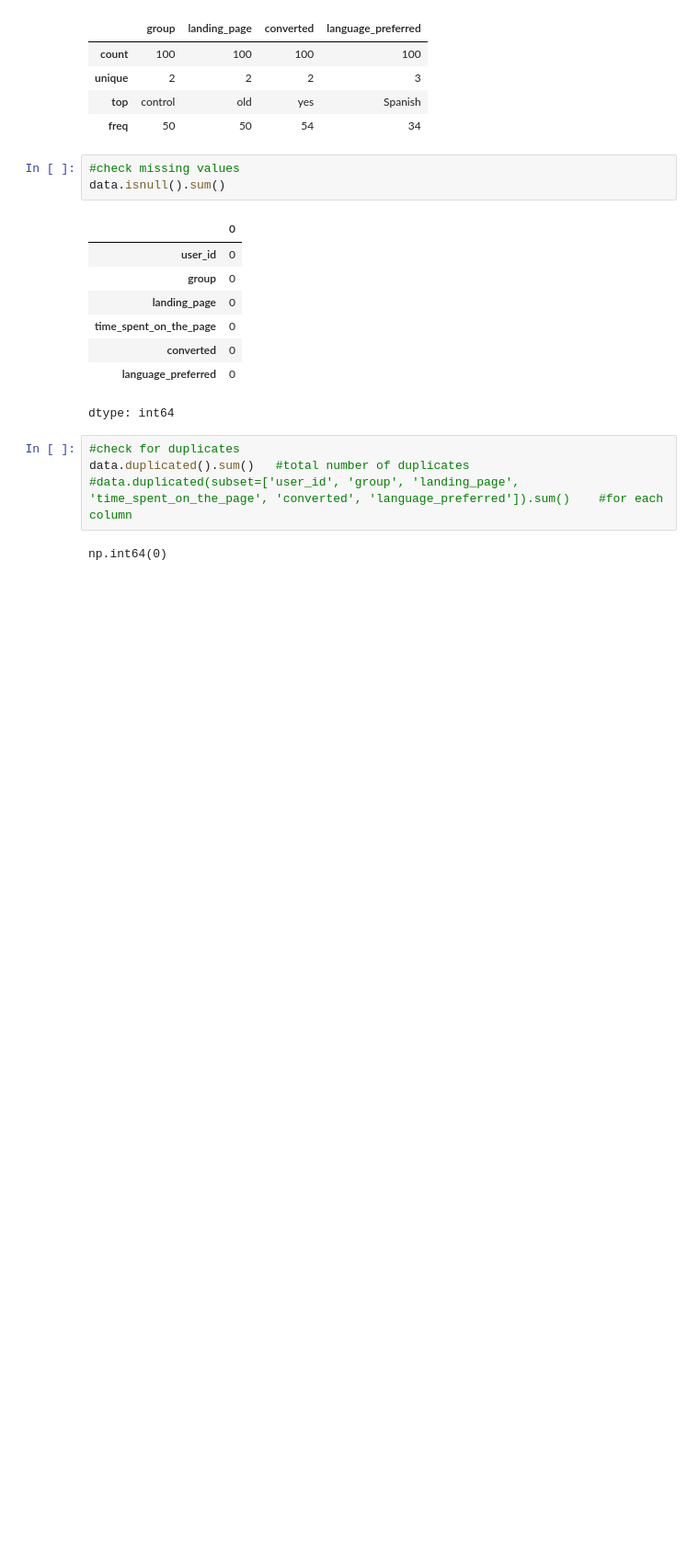
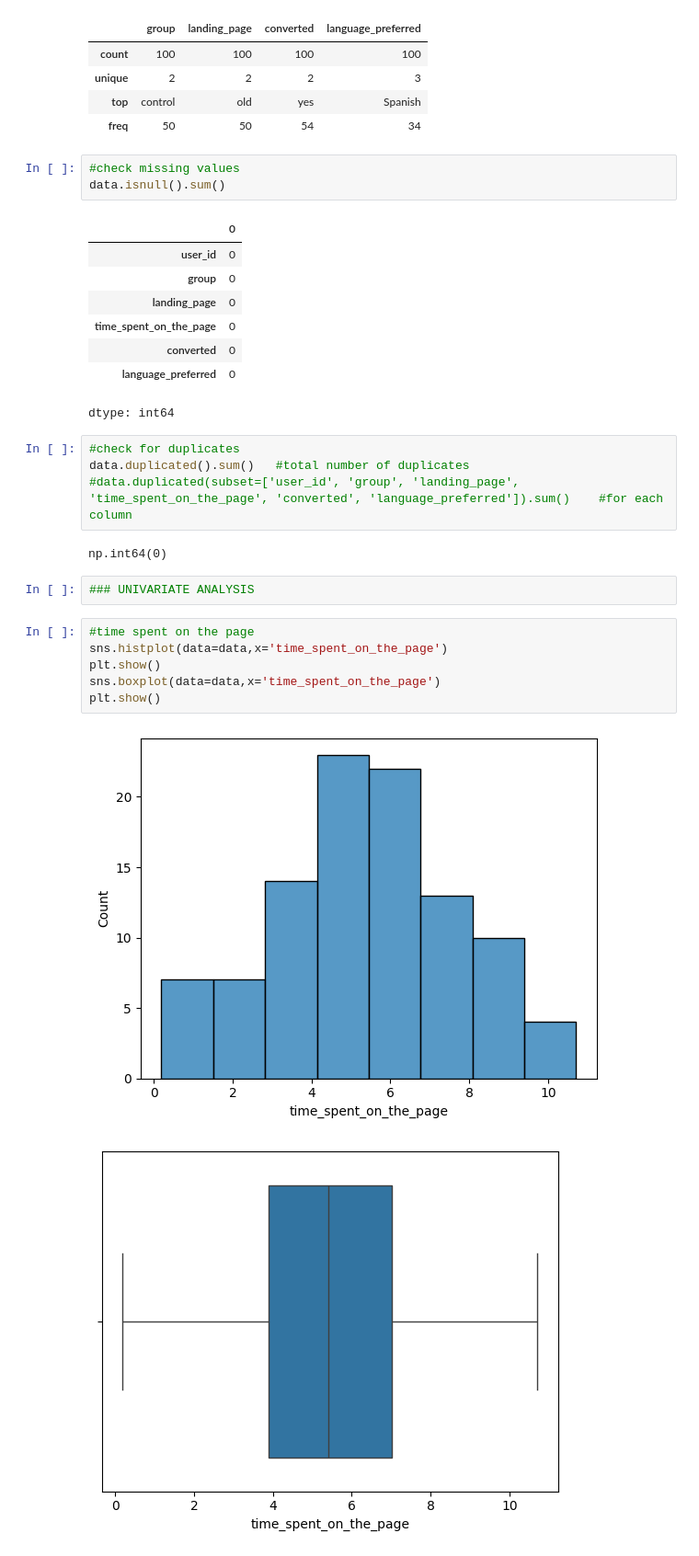
Before and after one commit to jhamilton1975/AutoAgent, a Jupyter notebook: Business_Statistics_E_news.ipynb, the cells around one changed output. Shown at 92% size. Drawn from its saved outputs; the diff is of its cells as text; blank space fills up the shorter version.

```diff
--- a/Business_Statistics_E_news.ipynb
+++ b/Business_Statistics_E_news.ipynb
@@ -156,3 +156,14 @@ data.duplicated().sum()   #total number of duplicates
 #data.duplicated(subset=['user_id', 'group', 'landing_page', 'time_spent_on_the_page', 'converted', 'language_preferred']).sum()    #for each column
 # %% [output]
 np.int64(0)
+# %%
+### UNIVARIATE ANALYSIS
+# %%
+#time spent on the page
+sns.histplot(data=data,x='time_spent_on_the_page')
+plt.show()
+sns.boxplot(data=data,x='time_spent_on_the_page')
+plt.show()
+# %% [output]
+[figure, added]
+[figure, added]
```
Also changed, not shown: parts of 12 cells of this notebook.
